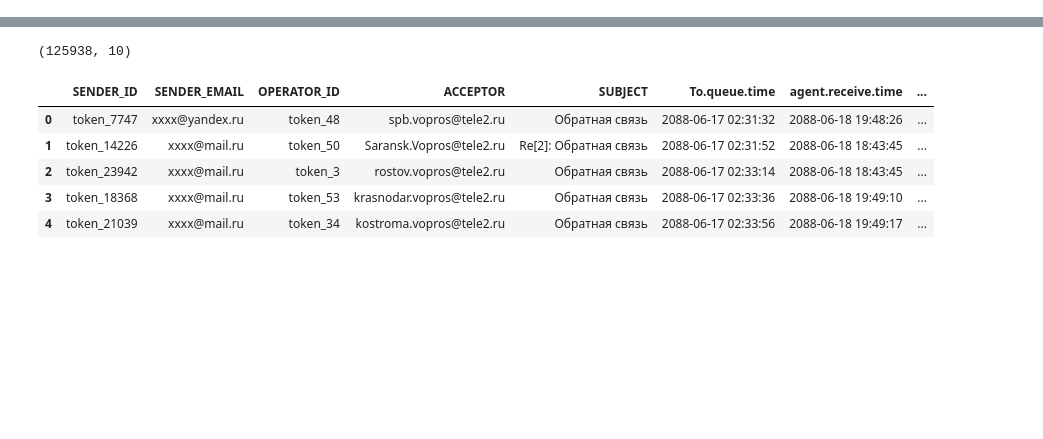
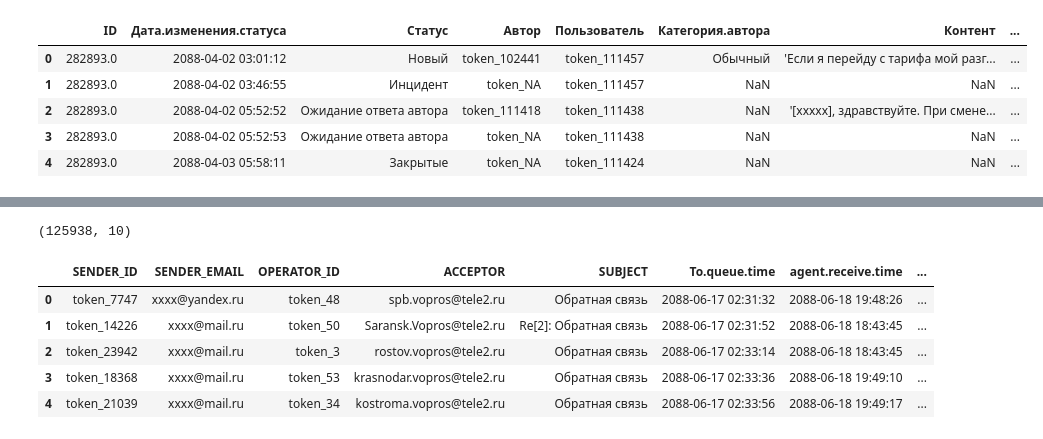
Before and after one commit to HackFactory/TELE2Hack, a Jupyter notebook: eda_new.ipynb, the cells around one changed output, grey strips where cells are left out. Saved outputs shown, nothing was run; the diff lists cells and outputs as text; code cells hidden in the pictures; blank space fills up the shorter version.

```diff
--- a/eda_new.ipynb
+++ b/eda_new.ipynb
@@ -2,3 +2,14 @@
 import pandas as pd
 import numpy as np
 from matplotlib import pyplot as plt
+# %%
+d1 = pd.read_csv('D:/tele2_data_hack/dialogs_1.csv')
+# %%
+d1.head()
+# %% [output]
+|  | ID | Дата.изменения.статуса | Статус | Автор | Пользователь | Категория.автора | Контент | ... |
+| 0 | 282893.0 | 2088-04-02 03:01:12 | Новый | token_102441 | token_111457 | Обычный | 'Если я перейду с тарифа мой разг... | ... |
+| 1 | 282893.0 | 2088-04-02 03:46:55 | Инцидент | token_NA | token_111457 | NaN | NaN | ... |
+| 2 | 282893.0 | 2088-04-02 05:52:52 | Ожидание ответа автора | token_111418 | token_111438 | NaN | '[xxxxx], здравствуйте. При смене... | ... |
+| 3 | 282893.0 | 2088-04-02 05:52:53 | Ожидание ответа автора | token_NA | token_111438 | NaN | NaN | ... |
+| 4 | 282893.0 | 2088-04-03 05:58:11 | Закрытые | token_NA | token_111424 | NaN | NaN | ... |
```
Also changed, not shown: parts of 9 cells of this notebook, 3 other files.
